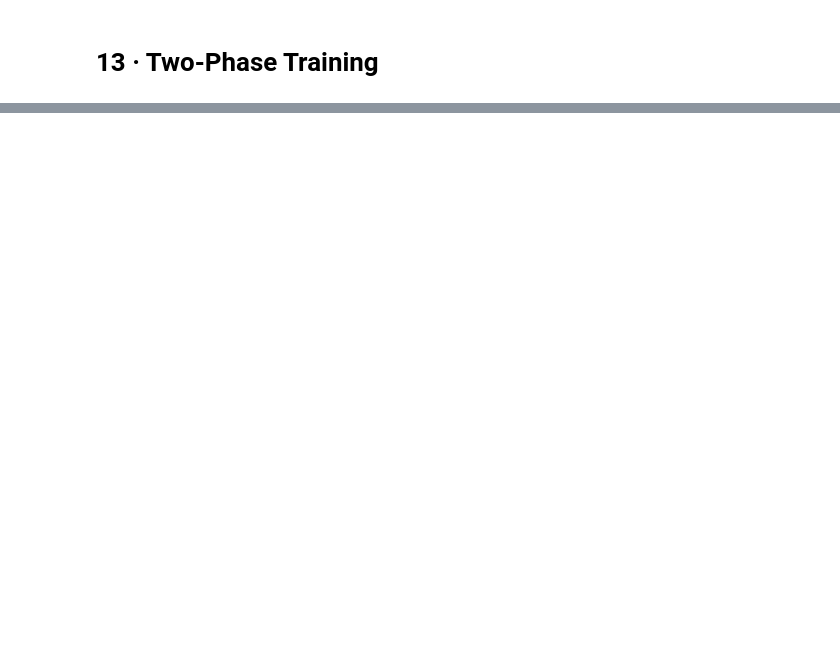
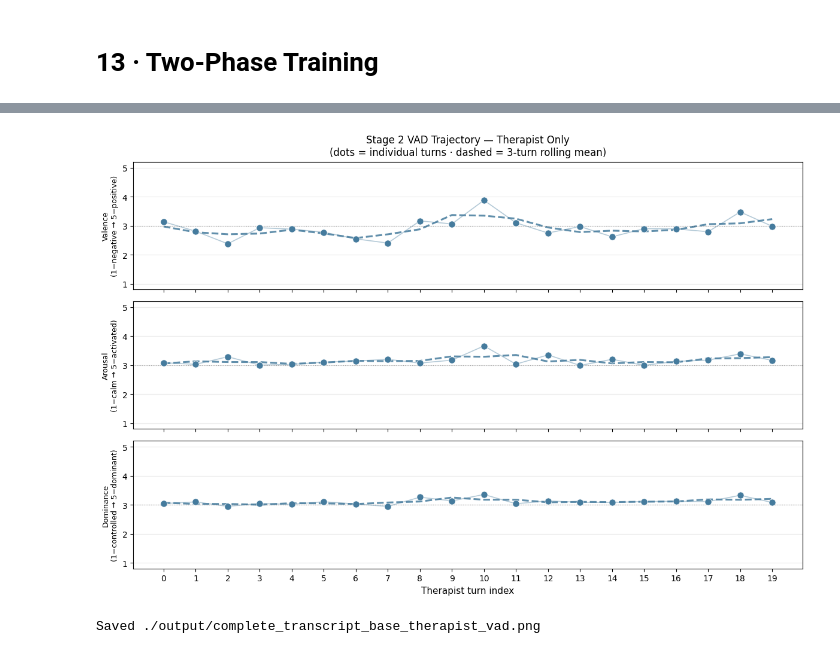
Before and after one commit to PatthinanS/BERTdemo, a Jupyter notebook: demo_1.ipynb, the cells around one changed output, grey strips where cells are left out. Saved outputs shown, nothing was run; the diff lists cells and outputs as text; code cells hidden in the pictures; blank space fills up the shorter version.

```diff
--- a/demo_1.ipynb
+++ b/demo_1.ipynb
@@ -1247,0 +1359,50 @@ print("Saved " + OUTPUT_DIR_PATH + "complete_transcript_base_vad.png")
+# %%
+# Therapist-only VAD trajectory
+import matplotlib.pyplot as plt
+import numpy as np
+import pandas as pd
+
+df_therapist = pd.read_csv(OUTPUT_DIR_PATH + "complete_transcript_base_output.csv")
+df_therapist = df_therapist[df_therapist["speaker"] == "therapist"].reset_index(drop=True)
+df_therapist["turn"] = df_therapist.index
+
+COLOR   = "#457B9D"
+dims    = ["V", "A", "D"]
+ylabels = [
+    "Valence\n(1=negative → 5=positive)",
+    "Arousal\n(1=calm → 5=activated)",
+    "Dominance\n(1=controlled → 5=dominant)",
+]
+
+fig, axes = plt.subplots(3, 1, figsize=(12, 8), sharex=True)
+
+for ax, dim, ylabel in zip(axes, dims, ylabels):
+    ax.plot(df_therapist["turn"], df_therapist[dim],
+            color=COLOR, linewidth=1.2, alpha=0.4, zorder=1)
+    ax.scatter(df_therapist["turn"], df_therapist[dim],
+               color=COLOR, s=65, zorder=3,
+               edgecolors="white", linewidth=0.5)
+    roll = df_therapist[dim].rolling(3, min_periods=2, center=True).mean()
+    ax.plot(df_therapist["turn"], roll,
+            color=COLOR, linewidth=2.2, linestyle="--", alpha=0.85, zorder=2)
+    ax.axhline(3.0, color="black", linestyle=":", linewidth=0.8, alpha=0.35)
+    ax.set_ylabel(ylabel, fontsize=9)
+    ax.set_ylim(0.8, 5.2)
+    ax.set_yticks([1, 2, 3, 4, 5])
+    ax.grid(axis="y", alpha=0.25)
+
+axes[-1].set_xlabel("Therapist turn index", fontsize=11)
+axes[-1].set_xticks(df_therapist["turn"])
+axes[0].set_title(
+    "Stage 2 VAD Trajectory — Therapist Only\n"
+    "(dots = individual turns · dashed = 3-turn rolling mean)",
+    fontsize=12, pad=8,
+)
+
+plt.tight_layout()
+plt.savefig(OUTPUT_DIR_PATH + "complete_transcript_base_therapist_vad.png", dpi=150, bbox_inches="tight")
+plt.show()
+print("Saved " + OUTPUT_DIR_PATH + "complete_transcript_base_therapist_vad.png")
+# %% [output]
+[figure, added]
+Saved ./output/complete_transcript_base_therapist_vad.png
```
Also changed, not shown: parts of 30 cells of this notebook, 3 other files.
